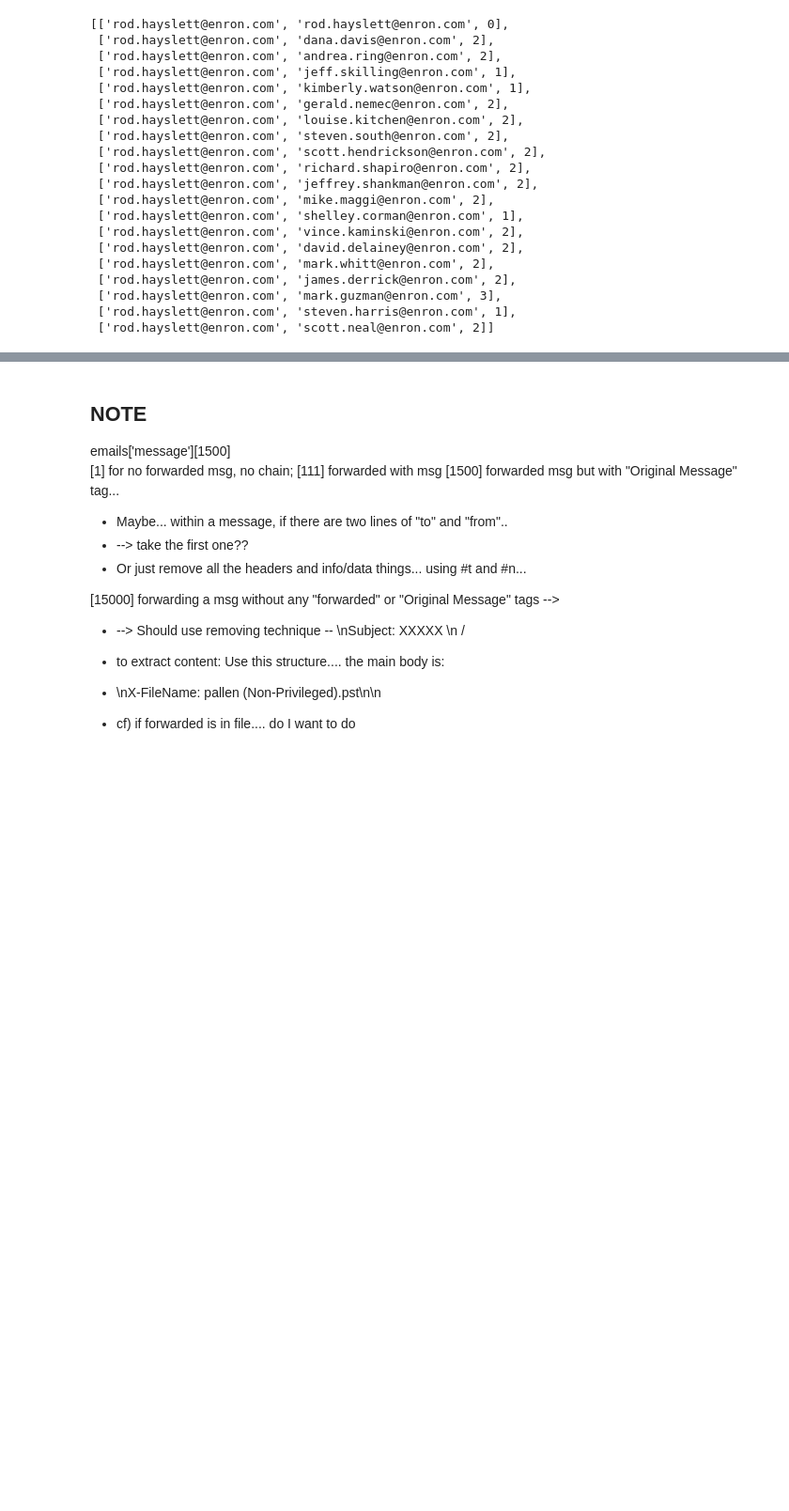
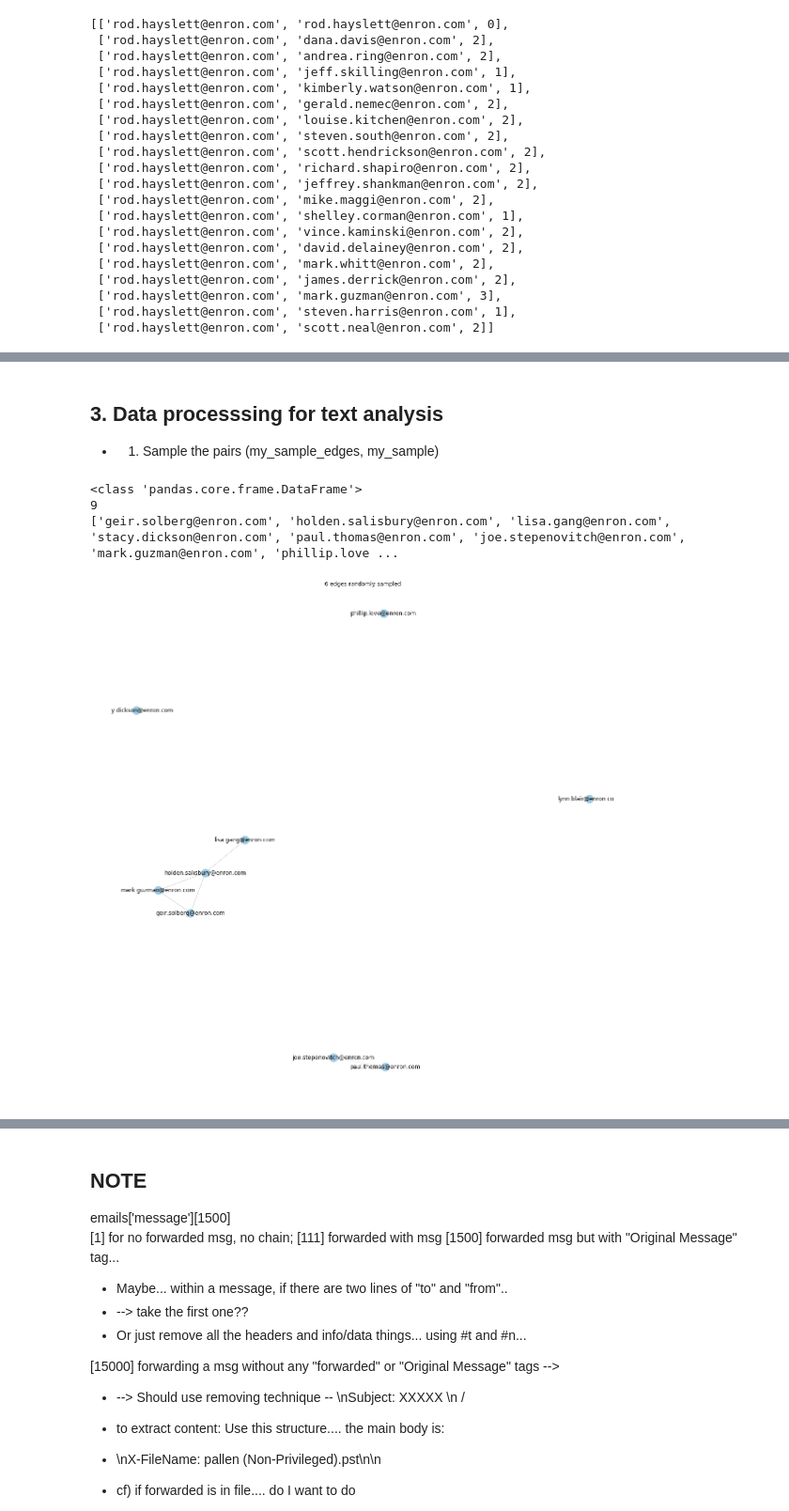
Before and after one commit to margeumkim/BRIDGEMAIL, a Jupyter notebook: email_test-Copy1-checkpoint.ipynb, the cells around one changed output, grey strips where cells are left out. Shown at 94% size. Drawn from its saved outputs; the diff is of its cells as text; code cells hidden in the pictures; blank space fills up the shorter version.

```diff
--- a/email_test-Copy1-checkpoint.ipynb
+++ b/email_test-Copy1-checkpoint.ipynb
@@ -851,0 +935,31 @@ my_sample_edges = path4
+# %% [markdown]
+## 3. Data processsing for text analysis
+
+* 1) Sample the pairs (my_sample_edges, my_sample)
+# %%
+print(type(my_sample_edges))
+
+#edge_sampling = my_sample_edges.sample(n=6)
+#edge_sampling
+sampled_subset = list((set(edge_sampling["node_i"]).union(set(edge_sampling["node_j"]))))
+print(len(sampled_subset))
+print(sampled_subset)
+
+H = G.copy()
+#to_drop_from_G = list(G)
+to_drop_from_H = [x for x in list(H) if x not in sampled_subset]
+len(to_drop_from_H)
+H.remove_nodes_from(to_drop_from_H)  # isolate?
+
+nx.draw(H, node_color='#a0CBE2', with_labels=True, arrows = False,
+        node_size=300, edge_cmp=plt.cm.Blues,
+        width=0.1,
+        pos=nx.fruchterman_reingold_layout(H))
+plt.title('6 edges randomly sampled')
+plt.rcParams["figure.figsize"]=15, 15
+plt.show()
+# %% [output]
+<class 'pandas.core.frame.DataFrame'>
+9
+['geir.solberg@enron.com', 'holden.salisbury@enron.com', 'lisa.gang@enron.com', 'stacy.dickson@enron.com', 'paul.thomas@enron.com', 'joe.stepenovitch@enron.com', 'mark.guzman@enron.com', 'phillip.love ...
+[figure, added]
```
Also changed, not shown: parts of 64 cells of this notebook.
